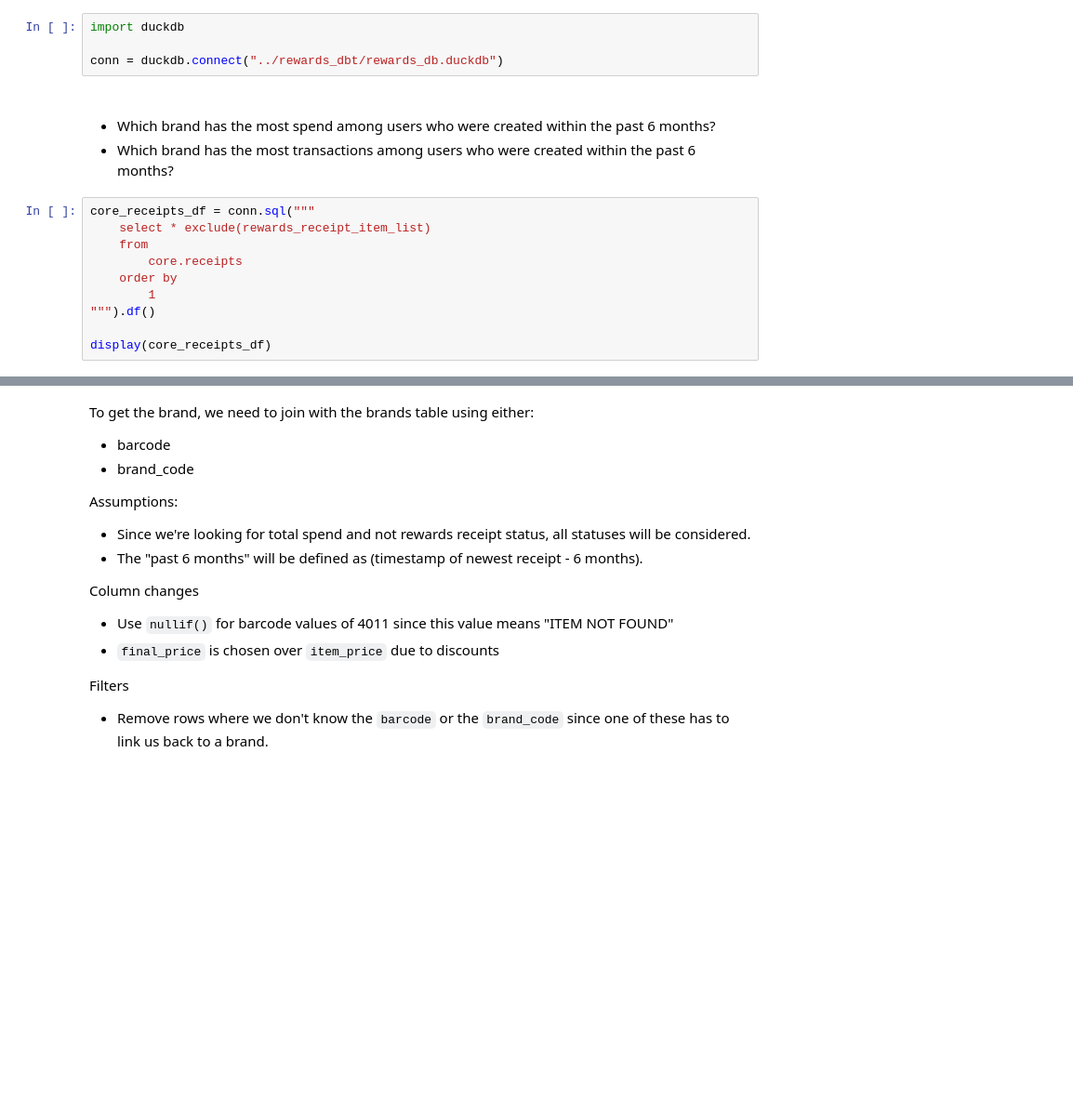
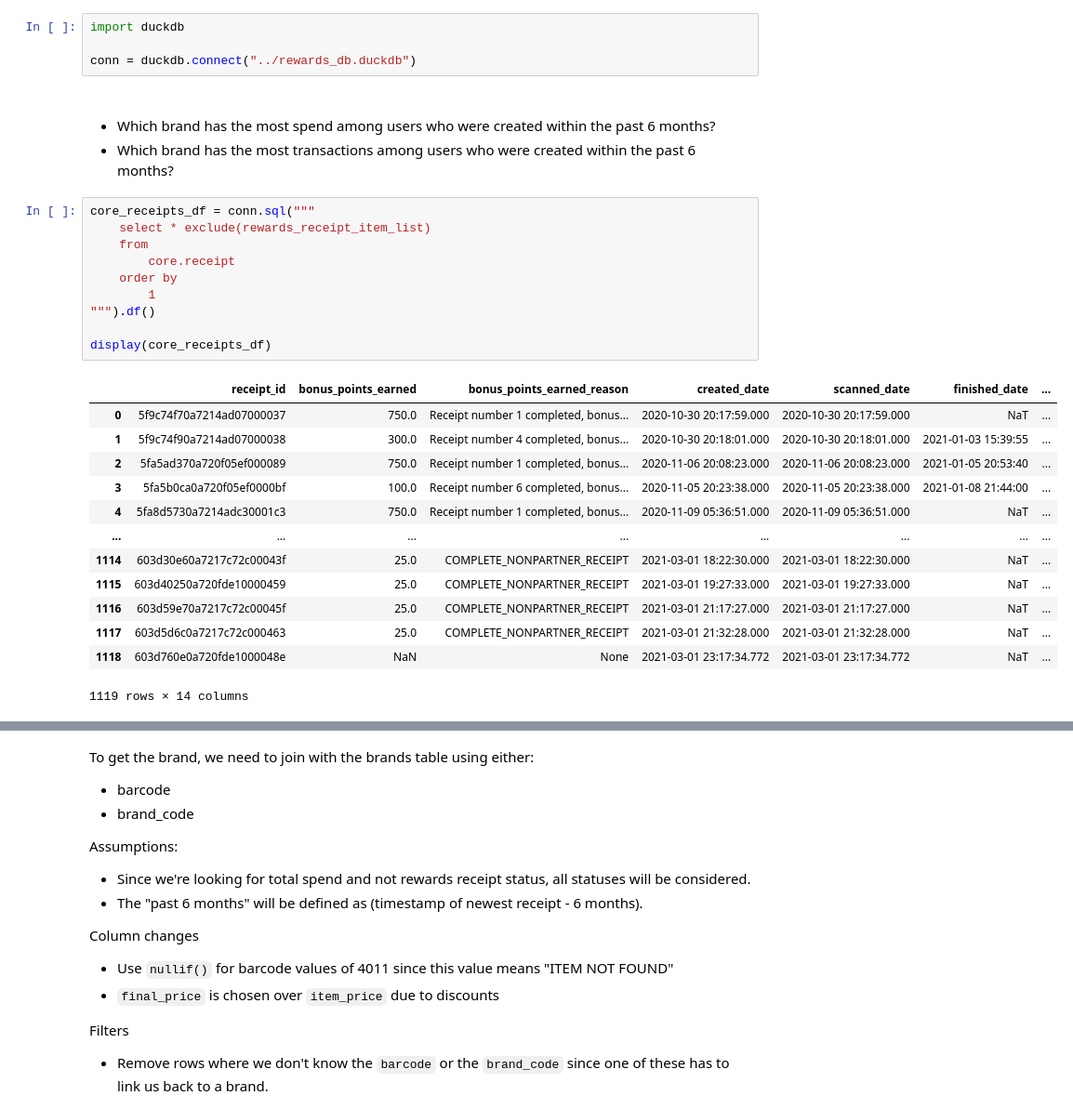
Before and after one commit to lucasasmith/rewards, a Jupyter notebook: queries/average_spend.ipynb, the cells around one changed output, grey strips where cells are left out. Shown: that part at 93% size. Drawn from its saved outputs; the diff is of its cells as text; blank space fills up the shorter version.

```diff
--- a/queries/average_spend.ipynb
+++ b/queries/average_spend.ipynb
@@ -1,7 +1,7 @@
 # %%
 import duckdb
 
-conn = duckdb.connect("../rewards_dbt/rewards_db.duckdb")
+conn = duckdb.connect("../rewards_db.duckdb")
 # %% [markdown]
 #
 - Which brand has the most spend among users who were created within the past 6 months?
@@ -9,13 +9,27 @@ conn = duckdb.connect("../rewards_dbt/rewards_db.duckdb")
 # %%
 core_receipts_df = conn.sql("""
     select * exclude(rewards_receipt_item_list)
     from
-        core.receipts
+        core.receipt
     order by
         1
 """).df()
 
 display(core_receipts_df)
+# %% [output]
+|  | receipt_id | bonus_points_earned | bonus_points_earned_reason | created_date | scanned_date | finished_date | ... |
+| 0 | 5f9c74f70a7214ad07000037 | 750.0 | Receipt number 1 completed, bonus... | 2020-10-30 20:17:59.000 | 2020-10-30 20:17:59.000 | NaT | ... |
+| 1 | 5f9c74f90a7214ad07000038 | 300.0 | Receipt number 4 completed, bonus... | 2020-10-30 20:18:01.000 | 2020-10-30 20:18:01.000 | 2021-01-03 15:39:55 | ... |
+| 2 | 5fa5ad370a720f05ef000089 | 750.0 | Receipt number 1 completed, bonus... | 2020-11-06 20:08:23.000 | 2020-11-06 20:08:23.000 | 2021-01-05 20:53:40 | ... |
+| 3 | 5fa5b0ca0a720f05ef0000bf | 100.0 | Receipt number 6 completed, bonus... | 2020-11-05 20:23:38.000 | 2020-11-05 20:23:38.000 | 2021-01-08 21:44:00 | ... |
+| 4 | 5fa8d5730a7214adc30001c3 | 750.0 | Receipt number 1 completed, bonus... | 2020-11-09 05:36:51.000 | 2020-11-09 05:36:51.000 | NaT | ... |
+| ... | ... | ... | ... | ... | ... | ... | ... |
+| 1114 | 603d30e60a7217c72c00043f | 25.0 | COMPLETE_NONPARTNER_RECEIPT | 2021-03-01 18:22:30.000 | 2021-03-01 18:22:30.000 | NaT | ... |
+| 1115 | 603d40250a720fde10000459 | 25.0 | COMPLETE_NONPARTNER_RECEIPT | 2021-03-01 19:27:33.000 | 2021-03-01 19:27:33.000 | NaT | ... |
+| 1116 | 603d59e70a7217c72c00045f | 25.0 | COMPLETE_NONPARTNER_RECEIPT | 2021-03-01 21:17:27.000 | 2021-03-01 21:17:27.000 | NaT | ... |
+| 1117 | 603d5d6c0a7217c72c000463 | 25.0 | COMPLETE_NONPARTNER_RECEIPT | 2021-03-01 21:32:28.000 | 2021-03-01 21:32:28.000 | NaT | ... |
+| 1118 | 603d760e0a720fde1000048e | NaN | None | 2021-03-01 23:17:34.772 | 2021-03-01 23:17:34.772 | NaT | ... |
+1119 rows × 14 columns
 # %%
 core_receipts_item_list_df = conn.sql("""
     select
```
Also changed, not shown: parts of 6 cells of this notebook, 15 other files.
